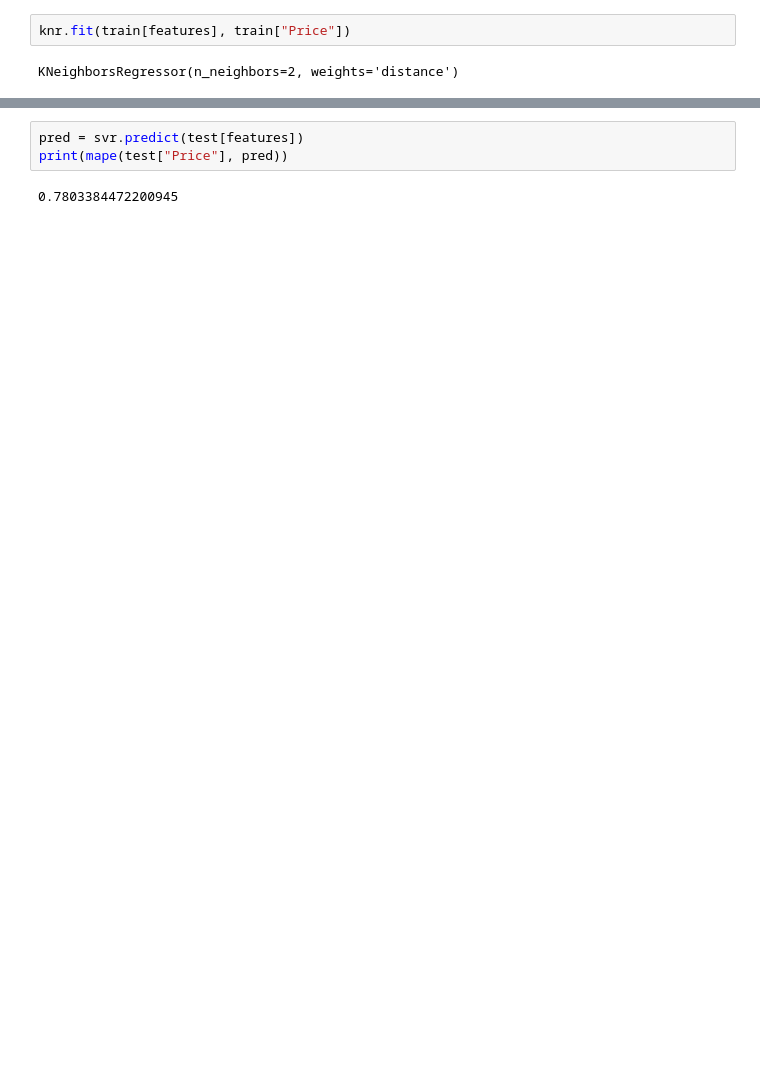
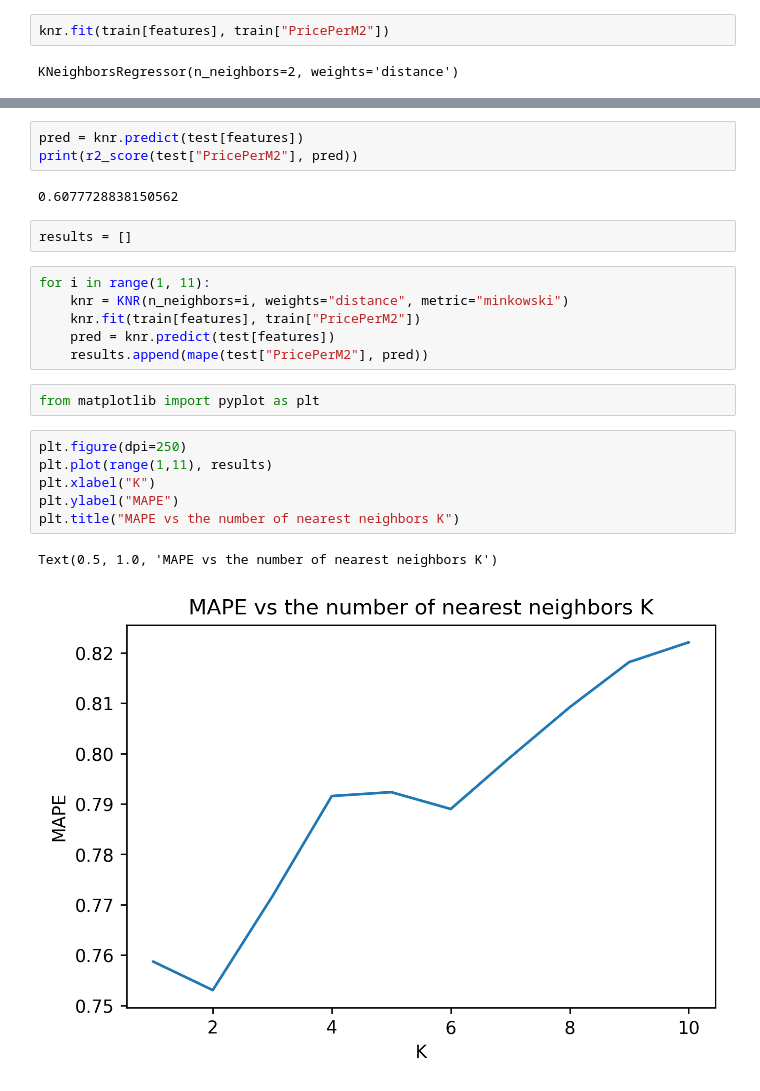
Before and after one commit to PhamVuHuyenTrang/Hanoi-Real-Estate-Analysis-and-Prediction, a Jupyter notebook: models/knn_regression.ipynb, the cells around one changed output, grey strips where cells are left out. Cells and saved outputs as stored; diff of their text form; blank space fills up the shorter version.

```diff
--- a/models/knn_regression.ipynb
+++ b/models/knn_regression.ipynb
@@ -44,6 +45,6 @@ features.remove("PricePerM2")
 # %%
 knr = KNR(n_neighbors=2, weights="distance", metric="minkowski")
 # %%
-knr.fit(train[features], train["Price"])
+knr.fit(train[features], train["PricePerM2"])
 # %% [output]
 KNeighborsRegressor(n_neighbors=2, weights='distance')
@@ -65,5 +56,24 @@ LinearSVR()
-# %%
-pred = svr.predict(test[features])
-print(mape(test["Price"], pred))
-# %% [output]
-0.7803384472200945
+# %%
+pred = knr.predict(test[features])
+print(r2_score(test["PricePerM2"], pred))
+# %% [output]
+0.6077728838150562
+# %%
+results = []
+# %%
+for i in range(1, 11):
+    knr = KNR(n_neighbors=i, weights="distance", metric="minkowski")
+    knr.fit(train[features], train["PricePerM2"])
+    pred = knr.predict(test[features])
+    results.append(mape(test["PricePerM2"], pred))
+# %%
+from matplotlib import pyplot as plt
+# %%
+plt.figure(dpi=250)
+plt.plot(range(1,11), results)
+plt.xlabel("K")
+plt.ylabel("MAPE")
+plt.title("MAPE vs the number of nearest neighbors K")
+# %% [output]
+Text(0.5, 1.0, 'MAPE vs the number of nearest neighbors K')
+[figure, added]
```
Also changed, not shown: parts of 8 cells of this notebook, 14 other files.
